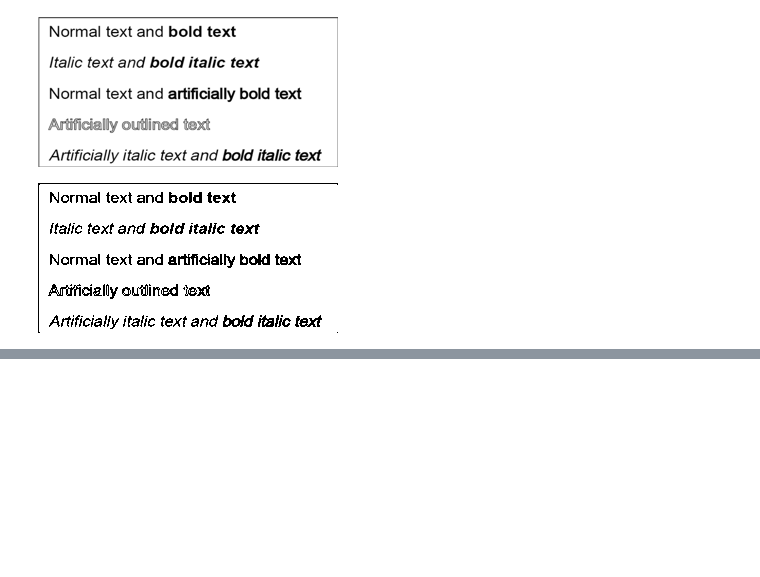
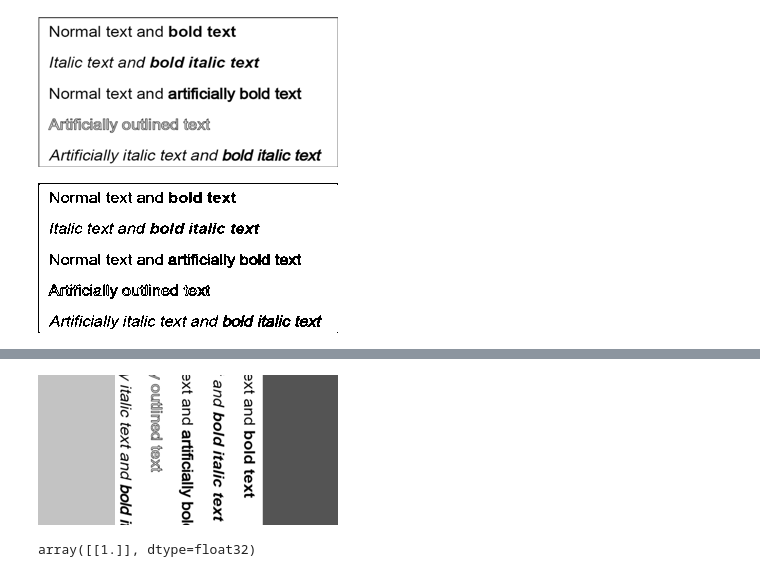
Before and after one commit to rohandawar/-daysforcoding, a Jupyter notebook: Text_Extraction_From_Image.ipynb, the cells around one changed output, grey strips where cells are left out. Drawn from its saved outputs; the diff is of its cells as text; code cells hidden in the pictures; blank space fills up the shorter version.

```diff
--- a/Text_Extraction_From_Image.ipynb
+++ b/Text_Extraction_From_Image.ipynb
@@ -97,0 +125,26 @@ Image.fromarray(thresh)
+# %%
+# Skew Correction
+def deskew(image):
+  coords = np.column_stack(np.where(image>0))
+  angle = cv2.minAreaRect(coords)[-1]
+  if angle <-45:
+    angle = -(90 + angle)
+  else:
+    angle = -angle
+  (h,w) = image.shape[:2]
+  center = (w//2, h//2)
+  M = cv2.getRotationMatrix2D(center, angle,1.0)
+  rotated = cv2.warpAffine(image, M, (w,h), flags= cv2.INTER_CUBIC, borderMode = cv2.BORDER_REPLICATE)
+  return rotated
+rotated = deskew(gray)
+Image.fromarray(rotated)
+# %% [output]
+[figure, added]
+# %%
+# Template Matching
+def match_template(image, template):
+  return cv2.matchTemplate(image, template, cv2.TM_CCOEFF_NORMED)
+match = match_template(gray,gray)
+match
+# %% [output]
+array([[1.]], dtype=float32)
```
Also changed, not shown: parts of 5 cells of this notebook.
